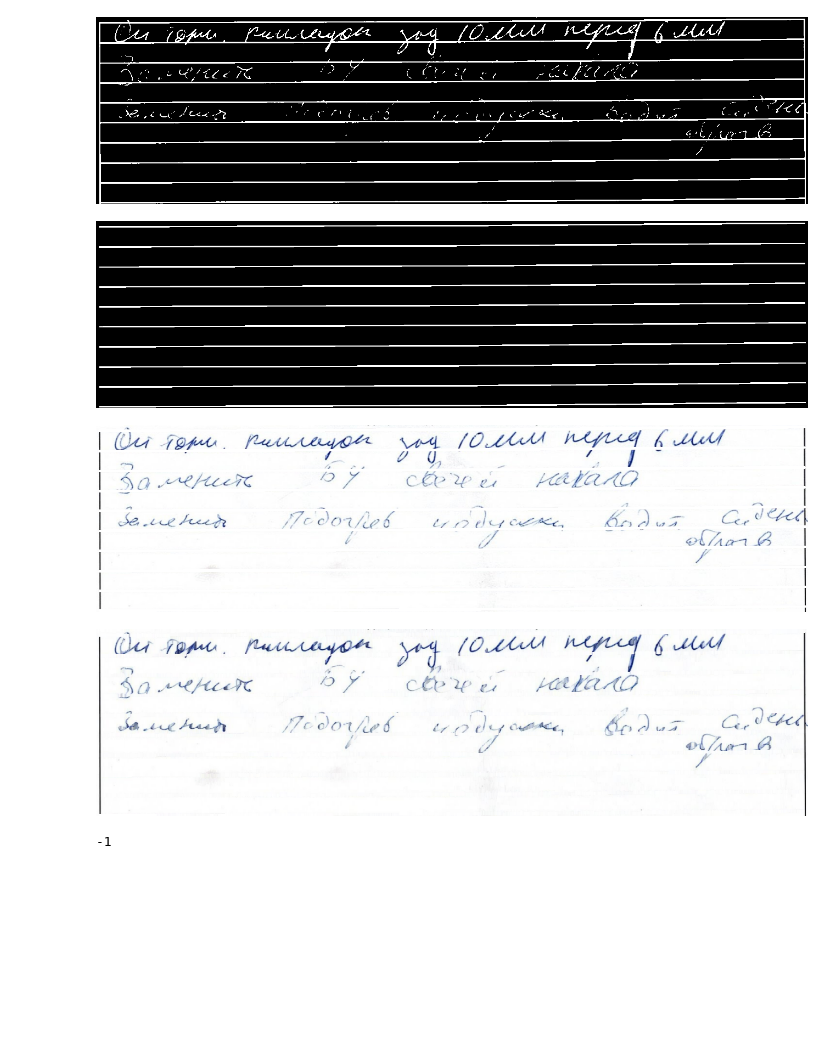
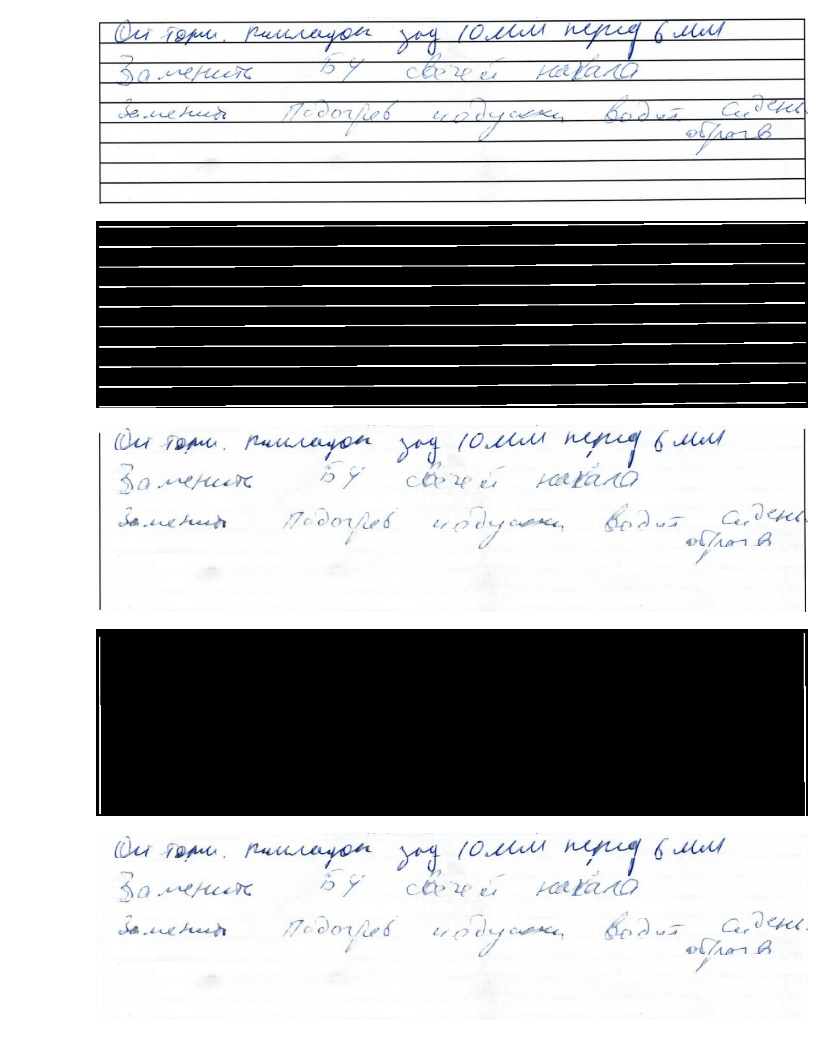
Before and after one commit to prcstak/service_text_recognition, a Jupyter notebook: notebooks/remove_lines.ipynb, the cells around one changed output. Cells and saved outputs as stored; diff of their text form; code cells hidden in the pictures; blank space fills up the shorter version.

```diff
--- a/notebooks/remove_lines.ipynb
+++ b/notebooks/remove_lines.ipynb
@@ -3,37 +3,33 @@
 # %%
 import cv2
 from google.colab.patches import cv2_imshow
+import numpy as np
 
 image = cv2.imread('/content/Screenshot 2024-04-02 114641.png')
+cv2_imshow(image)
 gray = cv2.cvtColor(image,cv2.COLOR_BGR2GRAY)
 thresh = cv2.threshold(gray, 0, 255, cv2.THRESH_BINARY_INV + cv2.THRESH_OTSU)[1]
 
 # Remove horizontal
 horizontal_kernel = cv2.getStructuringElement(cv2.MORPH_RECT, (25,1))
 detected_lines = cv2.morphologyEx(thresh, cv2.MORPH_OPEN, horizontal_kernel, iterations=2)
 cnts = cv2.findContours(detected_lines, cv2.RETR_EXTERNAL, cv2.CHAIN_APPROX_SIMPLE)
 cnts = cnts[0] if len(cnts) == 2 else cnts[1]
 for c in cnts:
     cv2.drawContours(image, [c], -1, (255,255,255), 2)
 
 # Repair image
 repair_kernel = cv2.getStructuringElement(cv2.MORPH_RECT, (1,6))
 result = 255 - cv2.morphologyEx(255 - image, cv2.MORPH_CLOSE, repair_kernel, iterations=1)
 
-cv2_imshow(thresh)
 cv2_imshow(detected_lines)
-cv2_imshow(image)
 cv2_imshow(result)
-cv2.waitKey()
 # %% [output]
-[figure, old version]
+[figure, new version]
 [figure]
 [figure]
-[figure, removed]
--1
 # %%
-image = cv2.imread("/content/download.png")
-gray = cv2.cvtColor(image,cv2.COLOR_BGR2GRAY)
+gray = cv2.cvtColor(result,cv2.COLOR_BGR2GRAY)
 thresh = cv2.threshold(gray, 0, 255, cv2.THRESH_BINARY_INV + cv2.THRESH_OTSU)[1]
 
 # Remove vertical
@@ -42,14 +38,10 @@ detected_lines = cv2.morphologyEx(thresh, cv2.MORPH_OPEN, verticall_kernel, iter
 cnts = cv2.findContours(detected_lines, cv2.RETR_EXTERNAL, cv2.CHAIN_APPROX_SIMPLE)
 cnts = cnts[0] if len(cnts) == 2 else cnts[1]
 for c in cnts:
-    cv2.drawContours(image, [c], -1, (255,255,255), 2)
+    cv2.drawContours(result, [c], -1, (255,255,255), 2)
 
-# Repair image
-repair_kernel = cv2.getStructuringElement(cv2.MORPH_RECT, (1,6))
-result = 255 - cv2.morphologyEx(255 - image, cv2.MORPH_CLOSE, repair_kernel, iterations=1)
-
-cv2_imshow(thresh)
 cv2_imshow(detected_lines)
-cv2_imshow(image)
 cv2_imshow(result)
-cv2.waitKey()
+# %% [output]
+[figure, added]
+[figure, added]
```
